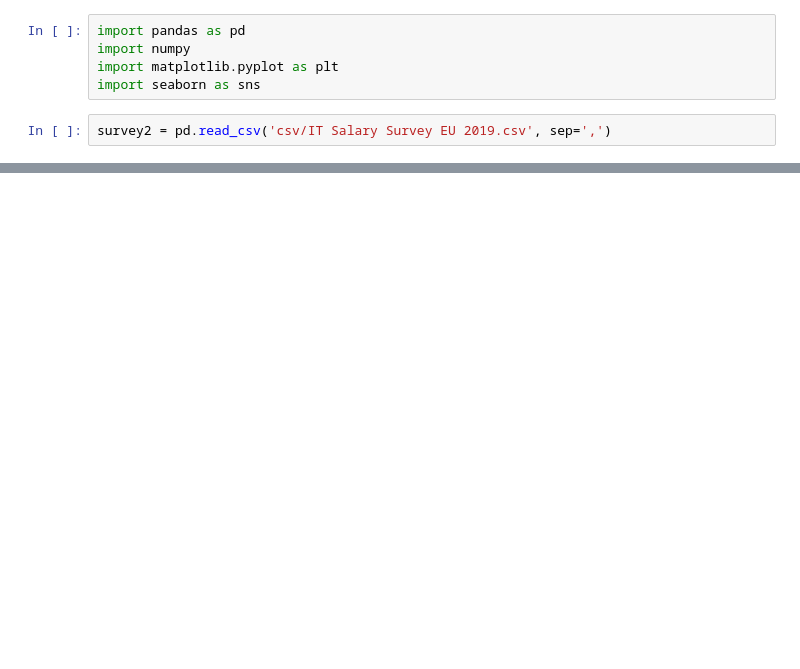
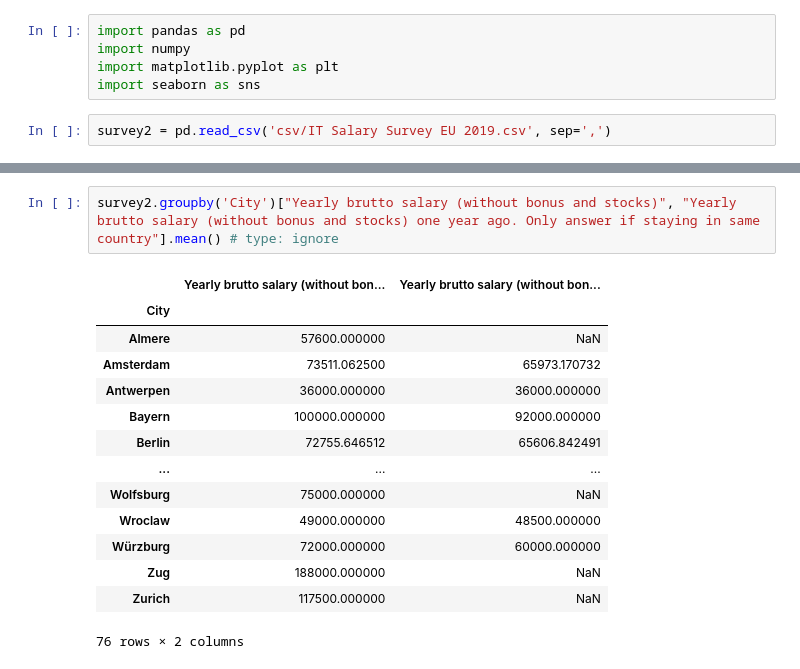
Before and after one commit to whoisorioki/data-career_bootcamp, a Jupyter notebook: Week 1/Salary Survey/analysis2.ipynb, the cells around one changed output, grey strips where cells are left out. Saved outputs shown, nothing was run; the diff lists cells and outputs as text; blank space fills up the shorter version.

```diff
--- a/Week 1/Salary Survey/analysis2.ipynb
+++ b/Week 1/Salary Survey/analysis2.ipynb
@@ -17,0 +102,17 @@ survey2.corr()
+# %%
+survey2.groupby('City')["Yearly brutto salary (without bonus and stocks)", "Yearly brutto salary (without bonus and stocks) one year ago. Only answer if staying in same country"].mean() # type: ignore
+# %% [output]
+|  | Yearly brutto salary (without bon... | Yearly brutto salary (without bon... |
+| City |  |  |
+| Almere | 57600.000000 | NaN |
+| Amsterdam | 73511.062500 | 65973.170732 |
+| Antwerpen | 36000.000000 | 36000.000000 |
+| Bayern | 100000.000000 | 92000.000000 |
+| Berlin | 72755.646512 | 65606.842491 |
+| ... | ... | ... |
+| Wolfsburg | 75000.000000 | NaN |
+| Wroclaw | 49000.000000 | 48500.000000 |
+| Würzburg | 72000.000000 | 60000.000000 |
+| Zug | 188000.000000 | NaN |
+| Zurich | 117500.000000 | NaN |
+76 rows × 2 columns
```
Also changed, not shown: parts of 13 cells of this notebook.
